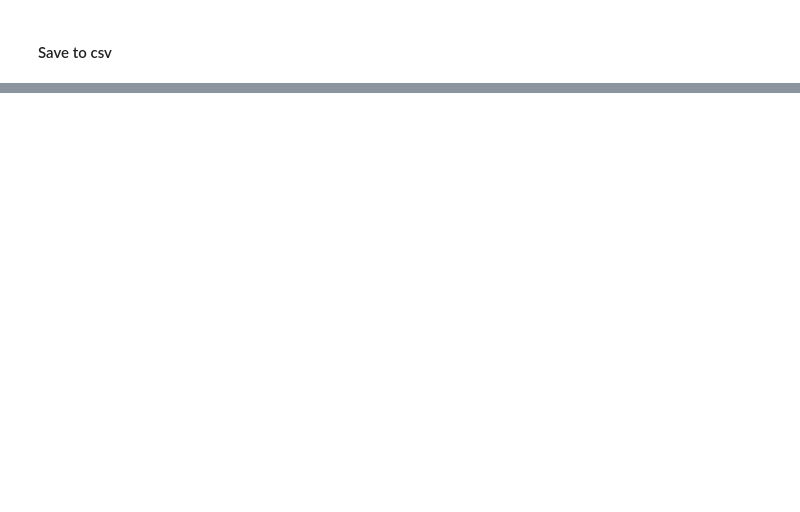
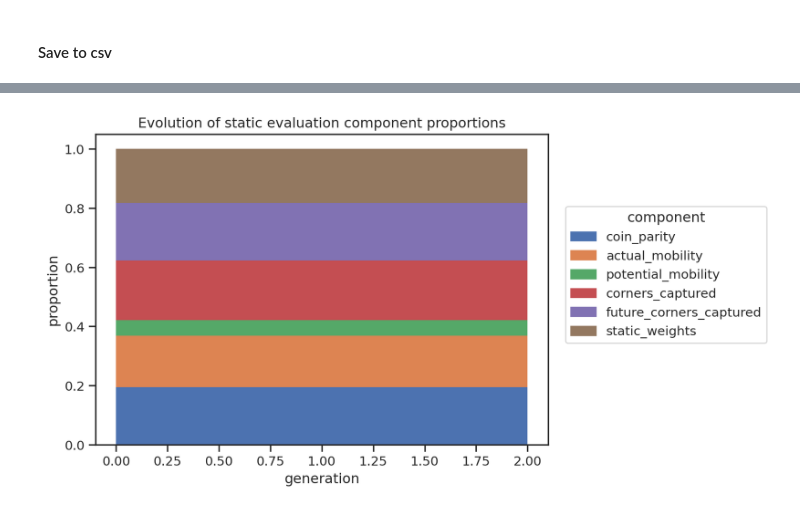
Before and after one commit to Luunynliny/OthellIA, a Jupyter notebook: notebooks/minimax_static_evaluation_genetic_tournament.ipynb, the cells around one changed output, grey strips where cells are left out. Drawn from its saved outputs; the diff is of its cells as text; code cells hidden in the pictures; blank space fills up the shorter version.

```diff
--- a/notebooks/minimax_static_evaluation_genetic_tournament.ipynb
+++ b/notebooks/minimax_static_evaluation_genetic_tournament.ipynb
@@ -327,0 +352,3 @@ df_fitnesses.to_csv(fitnesses_path)
+# %%
+df_population = pd.read_csv(population_path)
+df_population.head()
@@ -327,0 +398,8 @@ df_fitnesses.to_csv(fitnesses_path)
+# %%
+max_fitness_index_per_generation = np.array([np.argmax(f) for f in evolution_fitnesses])
+df_best_chromosomes = df_population.groupby("generation").apply(lambda x: x.iloc[max_fitness_index_per_generation[x.name]])
+
+df_best_chromosomes.reset_index(drop=True, inplace=True)
+df_best_chromosomes["generation"] = df_best_chromosomes.index
+
+df_best_chromosomes.head()
@@ -327,0 +411,4 @@ df_fitnesses.to_csv(fitnesses_path)
+# %%
+data_melted = df_best_chromosomes.melt(id_vars="generation", var_name="component", value_name='proportion')
+
+data_melted.head()
@@ -327,0 +422,6 @@ df_fitnesses.to_csv(fitnesses_path)
+# %%
+so.Plot(data_melted, x="generation", y="proportion", color="component")\
+  .add(so.Area(alpha=1), so.Stack())\
+  .label(title="Evolution of static evaluation component proportions")
+# %% [output]
+[figure, added]
```
Also changed, not shown: parts of 19 cells of this notebook, 1 other file.
